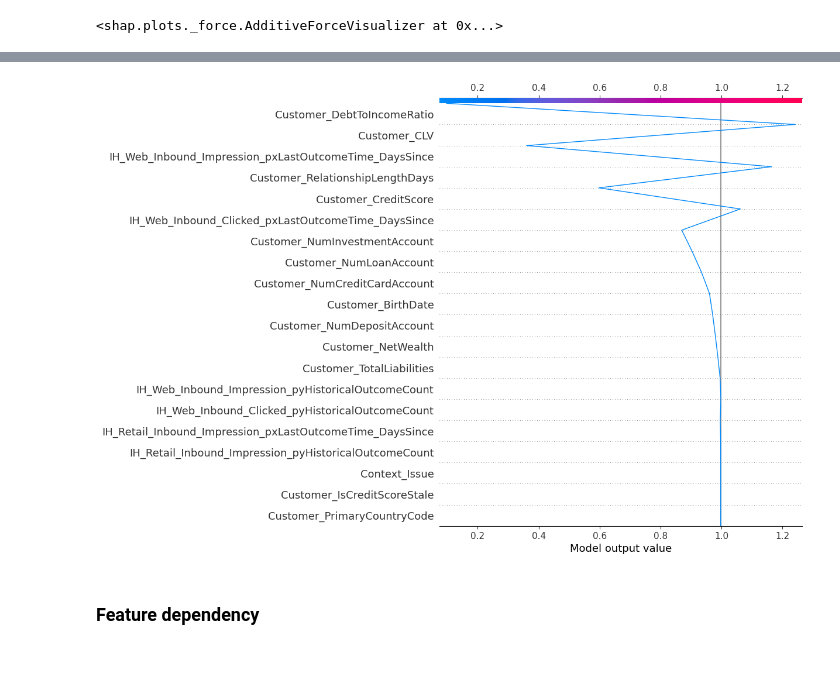
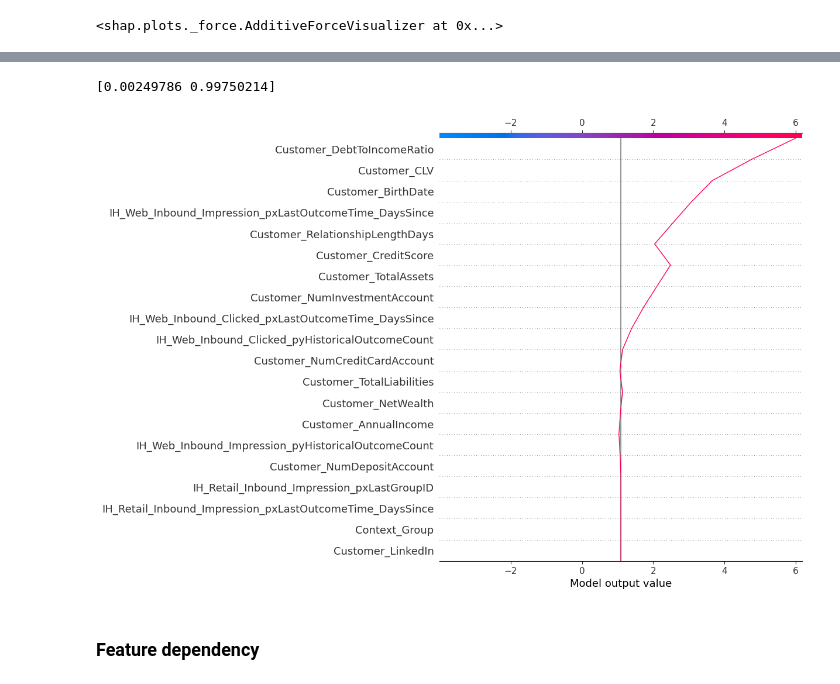
Before and after one commit to grishasen/hds, a Jupyter notebook: catboost_hds.ipynb, the cells around one changed output, grey strips where cells are left out. Drawn from its saved outputs; the diff is of its cells as text; code cells hidden in the pictures.

```diff
--- a/catboost_hds.ipynb
+++ b/catboost_hds.ipynb
@@ -457,10 +457,10 @@ y = dset['Decision_Outcome']
 X = dset.drop(['Decision_Outcome'] + text_features, axis=1)
 seed = 127
 test_size = 0.2
-X_train, X_test, y_train, y_test = train_test_split(
+X_train2, X_test2, y_train2, y_test2 = train_test_split(
     X, y, test_size=0.1, random_state=seed)
-X_train, X_val, y_train, y_val = train_test_split(
-    X_train, y_train, test_size=test_size, random_state=seed)
+X_train2, X_val2, y_train2, y_val2 = train_test_split(
+    X_train2, y_train2, test_size=test_size, random_state=seed)
 # %%
 params = {'loss_function': 'Logloss',  # objective function
           'eval_metric': 'AUC',  # metric
@@ -475,8 +475,8 @@ params = {'loss_function': 'Logloss',  # objective function
 # %%
 %%time
 cbc_2 = CatBoostClassifier(**params)
-cbc_2.fit(X=X_train, y=y_train,  # data to train on (required parameters, unless we provide X as a pool object, will be shown below)
-          eval_set=(X_val, y_val),  # data to validate on
+cbc_2.fit(X=X_train2, y=y_train2,  # data to train on (required parameters, unless we provide X as a pool object, will be shown below)
+          eval_set=(X_val2, y_val2),  # data to validate on
           # True if we don't want to save trees created after iteration with the best validation score
           use_best_model=True,
           # True for visualization of the training process (it is not shown in a published kernel - try executing this code)
@@ -540,11 +540,16 @@ shap.plots.waterfall(shap_values_exp[8])
+# %%
+preds_proba = cbc_2.predict_proba(X_test2.iloc[8])
+print(preds_proba)
+# %% [output]
+[0.00249786 0.99750214]
 # %%
 shap.decision_plot(
     base_value=np.array([explainer.expected_value]),
-    shap_values=explainer.shap_values(X_test)[8],
-    features=X_test.columns
+    shap_values=explainer.shap_values(X_test2)[8],
+    features=X_test2.columns
 )
 # %% [output]
-[figure, old version]
+[figure, new version]
 # %% [markdown]
 ### Feature dependency
 # %%
```
Also changed, not shown: parts of 27 cells of this notebook.
